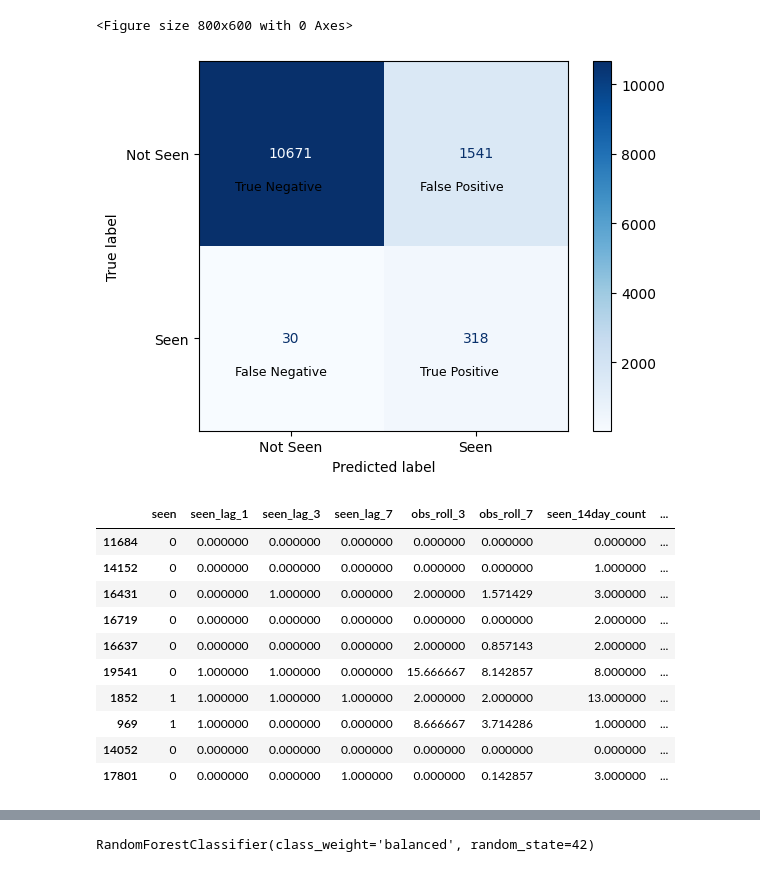
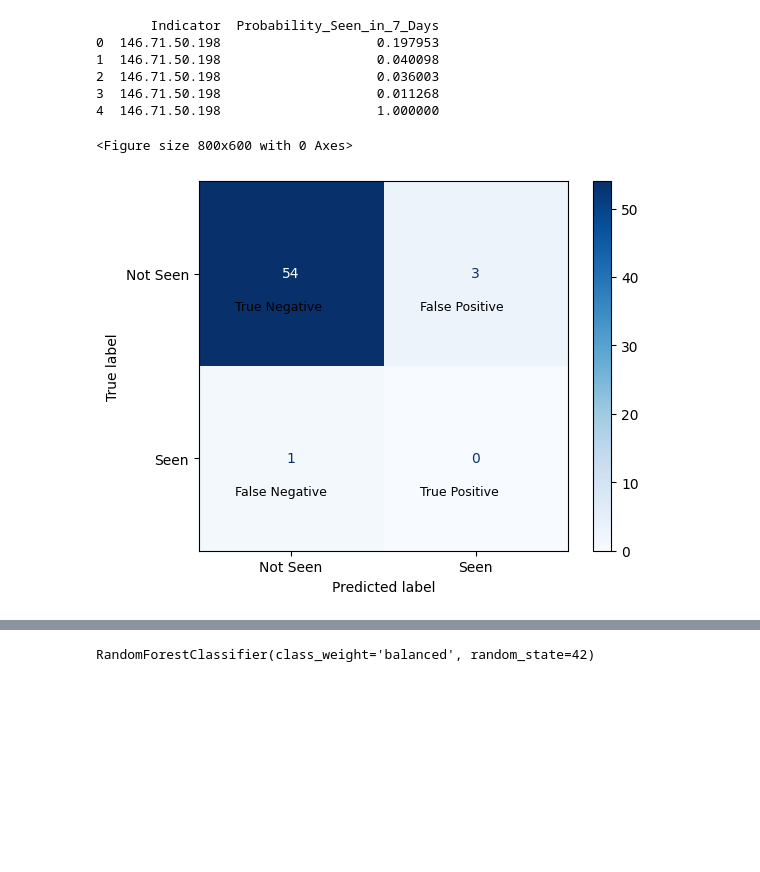
Before and after one commit to jaytlinaskew-OIS/HTOC, a Jupyter notebook: notebooks/observationEventForecasting/LogisticRegression.ipynb, the cells around one changed output, grey strips where cells are left out. Cells and saved outputs as stored; diff of their text form; code cells hidden in the pictures; blank space fills up the shorter version.

```diff
--- a/notebooks/observationEventForecasting/LogisticRegression.ipynb
+++ b/notebooks/observationEventForecasting/LogisticRegression.ipynb
@@ -21,0 +90,4 @@ data.head(10)
+# %%
+# Filter for the last 90 days
+cutoff_date = merged['date'].max() - pd.Timedelta(days=90)
+filtered_records = merged[merged['date'] >= cutoff_date]
@@ -75,12 +156,12 @@ data['seen_in_7_days'] = data.groupby(['API_UserName', 'indicator'])['seen'].shi
 
 # Drop rows with NaN in target or features (common after shifting/rolling)
 model_data = data.dropna(subset=[
-    'seen_lag_1', 'seen_lag_3', 'seen_lag_7',
-    'obs_roll_3', 'obs_roll_7', 'seen_14day_count',
-    'days_since_last_seen', 'seen_in_7_days'
+    'seen_lag_1', 'seen_lag_3',
+    'obs_roll_3', 'seen_in_7_days'
 ]).copy()  # Explicitly create a copy
 
 # Make sure the target is binary (sometimes booleans get turned into floats)
 model_data['seen_in_7_days'] = model_data['seen_in_7_days'].astype(int)
+indicators = model_data['indicator']  # Retain the 'indicator' column
 model_data.head(10)
 # %% [output]
@@ -149,53 +217,76 @@ Model Parameters: {'C': 1.0, 'class_weight': None, 'dual': False, 'fit_intercept
+# %%
+from sklearn.linear_model import LogisticRegression  # Import LogisticRegression
+from sklearn.model_selection import train_test_split  # Import train_test_split
+from sklearn.metrics import accuracy_score, classification_report, roc_auc_score  # Import accuracy_score, classification_report, and roc_auc_score
+from imblearn.over_sampling import SMOTE  # Import SMOTE
+
+# Initialize SMOTE
+# Adjust k_neighbors to avoid ValueError
+smote = SMOTE(random_state=42, k_neighbors=min(5, y_train.value_counts().min() - 1))
+X_train_balanced, y_train_balanced = smote.fit_resample(X_train_scaled, y_train)
+
+# Apply PCA after balancing the dataset
+pca = PCA(n_components=optimal_components)
+X_train_pca_balanced = pca.fit_transform(X_train_balanced)
+
+# Step 5: Train the logistic regression model
+# Train the logistic regression model on PCA-transformed balanced data
+log_reg_pca = LogisticRegression(max_iter=1000, random_state=123, solver='liblinear')
+log_reg_pca.fit(X_train_pca_balanced, y_train_balanced)
+
+# Step 6: Generate probabilities for the test set
+y_pred_proba = log_reg_pca.predict_proba(X_test_pca)[:, 1]
+
+# Step 7: Create the results DataFrame with the actual 'indicator' column
+results = pd.DataFrame({
+    'Indicator': indicators_test.reset_index(drop=True),  # Align with test set rows
+    'Probability_Seen_in_7_Days': y_pred_proba
+})
+
+# Display the results
+print(results.head())
+# %% [output]
+       Indicator  Probability_Seen_in_7_Days
+0  146.71.50.198                    0.197953
+1  146.71.50.198                    0.040098
+2  146.71.50.198                    0.036003
+3  146.71.50.198                    0.011268
+4  146.71.50.198                    1.000000
 # %%
 from sklearn.metrics import confusion_matrix, ConfusionMatrixDisplay
 import numpy as np
 import matplotlib.pyplot as plt  # Ensure matplotlib is imported for plotting
+
+# Generate predictions using the PCA-transformed test data
+y_pred = log_reg_pca.predict(X_test)
 
 # Generate the confusion matrix
 conf_matrix = confusion_matrix(y_test, y_pred)
 
 # Define the actual class labels
 class_labels = ['Not Seen', 'Seen']
 
 # Create a ConfusionMatrixDisplay object for visualization
 disp = ConfusionMatrixDisplay(
     confusion_matrix=conf_matrix,
     display_labels=class_labels  # Use actual class labels
 )
 
 # Plot the confusion matrix with a blue color map for better readability
 plt.figure(figsize=(8, 6))  # Adjust the figure size for better visualization
 disp.plot(cmap='Blues', values_format='d')  # Use 'd' to display integer values
 
 # Add labels for True Positive, False Positive, True Negative, and False Negative
 plt.text(-0.3, 0.2, 'True Negative', fontsize=9, color='black', ha='left')
 plt.text(0.7, 0.2, 'False Positive', fontsize=9, color='black', ha='left')
 plt.text(-0.3, 1.2, 'False Negative', fontsize=9, color='black', ha='left')
 plt.text(0.7, 1.2, 'True Positive', fontsize=9, color='black', ha='left')
 
 # Ensure numbers in the confusion matrix are not displayed in scientific notation
 np.set_printoptions(suppress=True)
 
 # Show the plot
 plt.show()
 # %% [output]
 <Figure size 800x600 with 0 Axes>
-[figure, old version]
+[figure, new version]
-# %%
-# Identify false positives
-false_positives = X_test[(y_pred == 1) & (y_test == 0)]
-
-# Print some false positives
-false_positives.head(10)
-# %% [output]
-|  | seen | seen_lag_1 | seen_lag_3 | seen_lag_7 | obs_roll_3 | obs_roll_7 | seen_14day_count | ... |
-| 11684 | 0 | 0.000000 | 0.000000 | 0.000000 | 0.000000 | 0.000000 | 0.000000 | ... |
-| 14152 | 0 | 0.000000 | 0.000000 | 0.000000 | 0.000000 | 0.000000 | 1.000000 | ... |
-| 16431 | 0 | 0.000000 | 1.000000 | 0.000000 | 2.000000 | 1.571429 | 3.000000 | ... |
-| 16719 | 0 | 0.000000 | 0.000000 | 0.000000 | 0.000000 | 0.000000 | 2.000000 | ... |
-| 16637 | 0 | 0.000000 | 0.000000 | 0.000000 | 2.000000 | 0.857143 | 2.000000 | ... |
-| 19541 | 0 | 1.000000 | 1.000000 | 0.000000 | 15.666667 | 8.142857 | 8.000000 | ... |
-| 1852 | 1 | 1.000000 | 1.000000 | 1.000000 | 2.000000 | 2.000000 | 13.000000 | ... |
-| 969 | 1 | 1.000000 | 0.000000 | 0.000000 | 8.666667 | 3.714286 | 1.000000 | ... |
-| 14052 | 0 | 0.000000 | 0.000000 | 0.000000 | 0.000000 | 0.000000 | 0.000000 | ... |
-| 17801 | 0 | 0.000000 | 0.000000 | 1.000000 | 0.000000 | 0.142857 | 3.000000 | ... |
```
Also changed, not shown: parts of 18 cells of this notebook, 5 other files.
